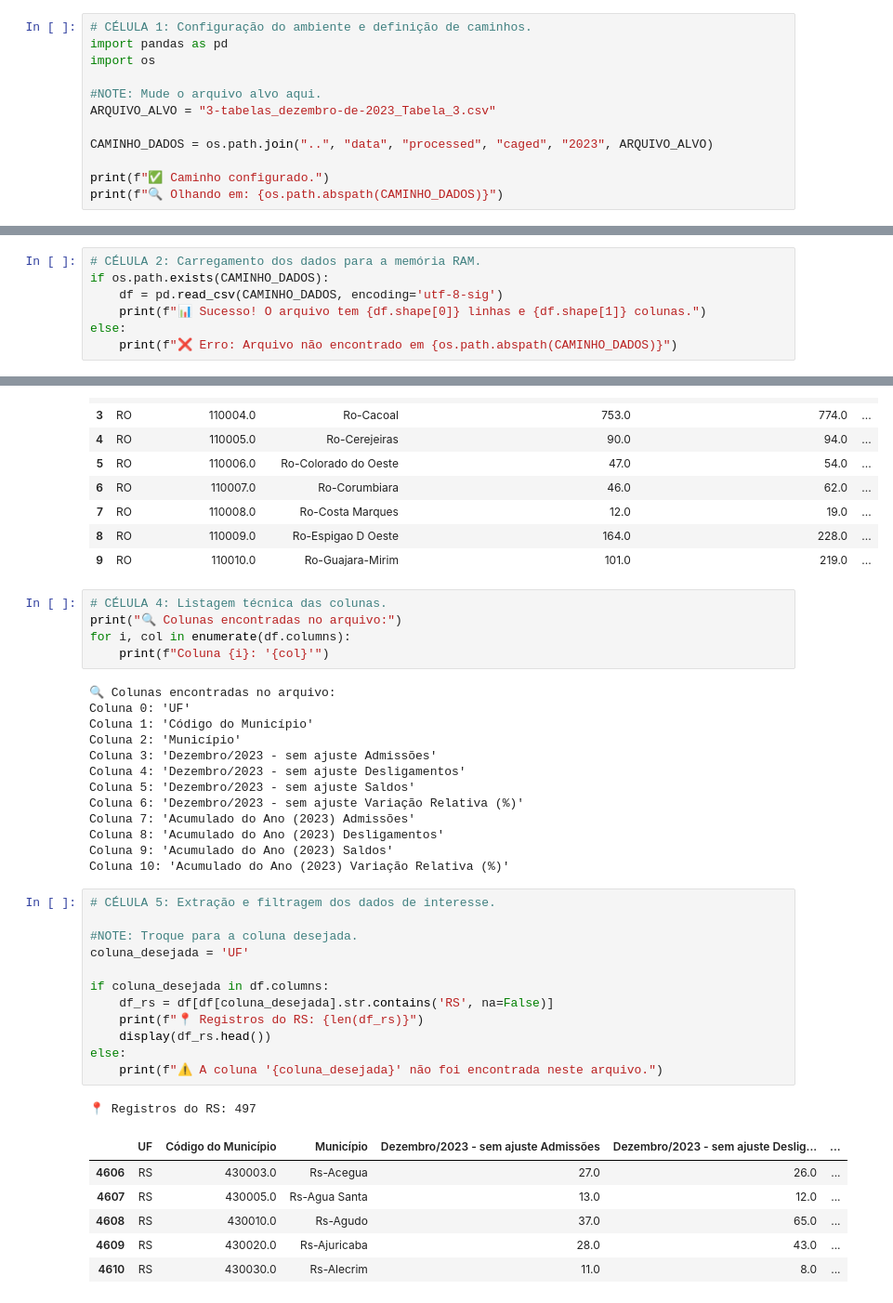
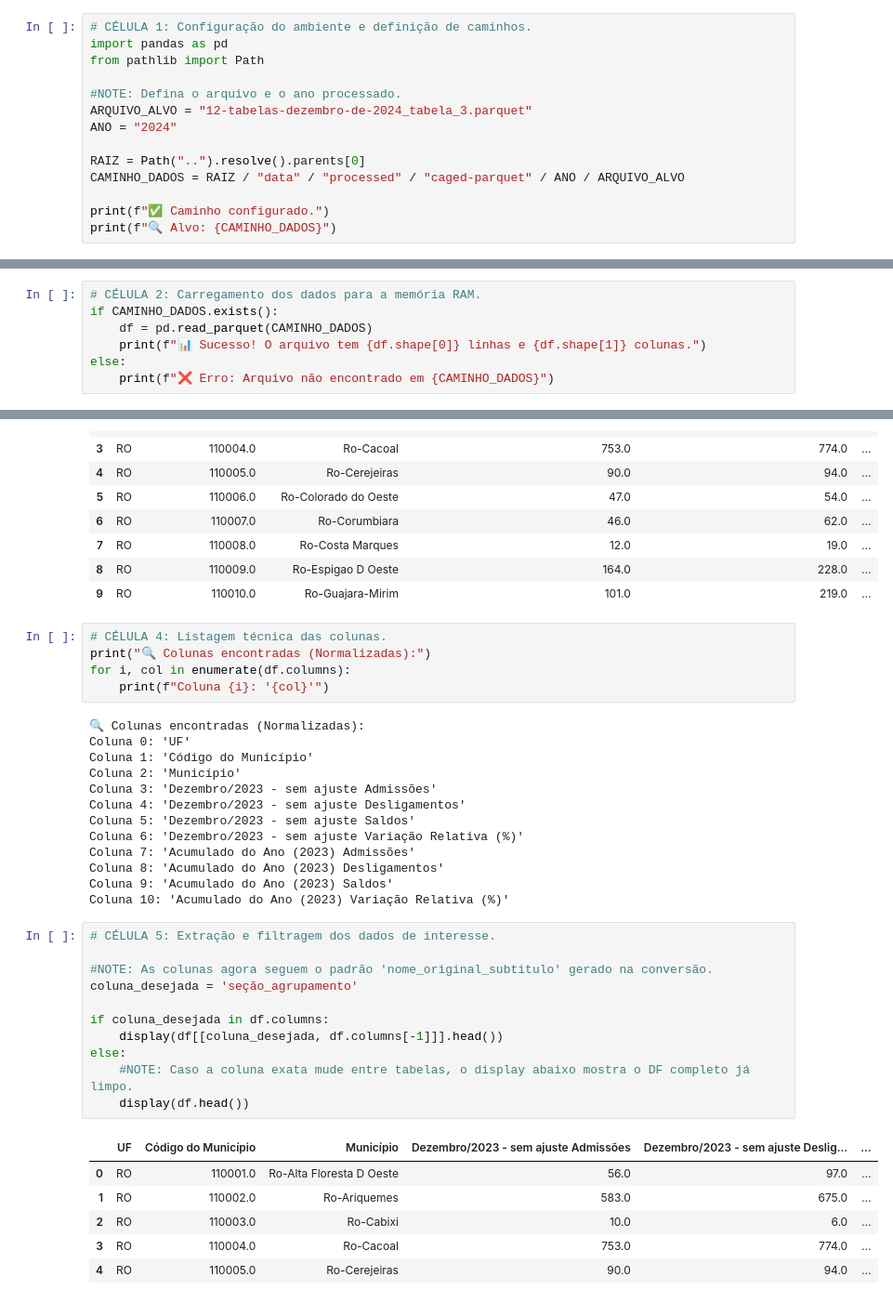
Before and after one commit to rs-impact-lab/rs-impact, a Jupyter notebook: notebooks/01_exploracao_caged.ipynb, the cells around one changed output, grey strips where cells are left out. Shown at 93% size. Cells and saved outputs as stored; diff of their text form.

```diff
--- a/notebooks/01_exploracao_caged.ipynb
+++ b/notebooks/01_exploracao_caged.ipynb
@@ -1,14 +1,16 @@
 # %%
 # CÉLULA 1: Configuração do ambiente e definição de caminhos.
 import pandas as pd
-import os
+from pathlib import Path
 
-#NOTE: Mude o arquivo alvo aqui.
-ARQUIVO_ALVO = "3-tabelas_dezembro-de-2023_Tabela_3.csv"
+#NOTE: Defina o arquivo e o ano processado.
+ARQUIVO_ALVO = "12-tabelas-dezembro-de-2024_tabela_3.parquet"
+ANO = "2024"
 
-CAMINHO_DADOS = os.path.join("..", "data", "processed", "caged", "2023", ARQUIVO_ALVO)
+RAIZ = Path("..").resolve().parents[0]
+CAMINHO_DADOS = RAIZ / "data" / "processed" / "caged-parquet" / ANO / ARQUIVO_ALVO
 
 print(f"✅ Caminho configurado.")
-print(f"🔍 Olhando em: {os.path.abspath(CAMINHO_DADOS)}")
+print(f"🔍 Alvo: {CAMINHO_DADOS}")
 # %% [output]
 ✅ Caminho configurado.
@@ -16,8 +18,8 @@ print(f"🔍 Olhando em: {os.path.abspath(CAMINHO_DADOS)}")
 # %%
 # CÉLULA 2: Carregamento dos dados para a memória RAM.
-if os.path.exists(CAMINHO_DADOS):
-    df = pd.read_csv(CAMINHO_DADOS, encoding='utf-8-sig')
+if CAMINHO_DADOS.exists():
+    df = pd.read_parquet(CAMINHO_DADOS)
     print(f"📊 Sucesso! O arquivo tem {df.shape[0]} linhas e {df.shape[1]} colunas.")
 else:
-    print(f"❌ Erro: Arquivo não encontrado em {os.path.abspath(CAMINHO_DADOS)}")
+    print(f"❌ Erro: Arquivo não encontrado em {CAMINHO_DADOS}")
 # %% [output]
@@ -39,11 +41,11 @@ df.head(10)
 | 9 | RO | 110010.0 | Ro-Guajara-Mirim | 101.0 | 219.0 | ... |
 # %%
 # CÉLULA 4: Listagem técnica das colunas.
-print("🔍 Colunas encontradas no arquivo:")
+print("🔍 Colunas encontradas (Normalizadas):")
 for i, col in enumerate(df.columns):
     print(f"Coluna {i}: '{col}'")
 # %% [output]
-🔍 Colunas encontradas no arquivo:
+🔍 Colunas encontradas (Normalizadas):
 Coluna 0: 'UF'
 Coluna 1: 'Código do Município'
 Coluna 2: 'Município'
@@ -58,20 +60,18 @@ Coluna 10: 'Acumulado do Ano (2023) Variação Relativa (%)'
 # %%
 # CÉLULA 5: Extração e filtragem dos dados de interesse.
 
-#NOTE: Troque para a coluna desejada.
-coluna_desejada = 'UF'
+#NOTE: As colunas agora seguem o padrão 'nome_original_subtitulo' gerado na conversão.
+coluna_desejada = 'seção_agrupamento'
 
 if coluna_desejada in df.columns:
-    df_rs = df[df[coluna_desejada].str.contains('RS', na=False)]
-    print(f"📍 Registros do RS: {len(df_rs)}")
-    display(df_rs.head())
+    display(df[[coluna_desejada, df.columns[-1]]].head())
 else:
-    print(f"⚠️ A coluna '{coluna_desejada}' não foi encontrada neste arquivo.")
+    #NOTE: Caso a coluna exata mude entre tabelas, o display abaixo mostra o DF completo já limpo.
+    display(df.head())
 # %% [output]
-📍 Registros do RS: 497
 |  | UF | Código do Município | Município | Dezembro/2023 - sem ajuste Admissões | Dezembro/2023 - sem ajuste Deslig... | ... |
-| 4606 | RS | 430003.0 | Rs-Acegua | 27.0 | 26.0 | ... |
-| 4607 | RS | 430005.0 | Rs-Agua Santa | 13.0 | 12.0 | ... |
-| 4608 | RS | 430010.0 | Rs-Agudo | 37.0 | 65.0 | ... |
-| 4609 | RS | 430020.0 | Rs-Ajuricaba | 28.0 | 43.0 | ... |
-| 4610 | RS | 430030.0 | Rs-Alecrim | 11.0 | 8.0 | ... |
+| 0 | RO | 110001.0 | Ro-Alta Floresta D Oeste | 56.0 | 97.0 | ... |
+| 1 | RO | 110002.0 | Ro-Ariquemes | 583.0 | 675.0 | ... |
+| 2 | RO | 110003.0 | Ro-Cabixi | 10.0 | 6.0 | ... |
+| 3 | RO | 110004.0 | Ro-Cacoal | 753.0 | 774.0 | ... |
+| 4 | RO | 110005.0 | Ro-Cerejeiras | 90.0 | 94.0 | ... |
```
Also changed, not shown: parts of 2 cells of this notebook, 9 other files.
